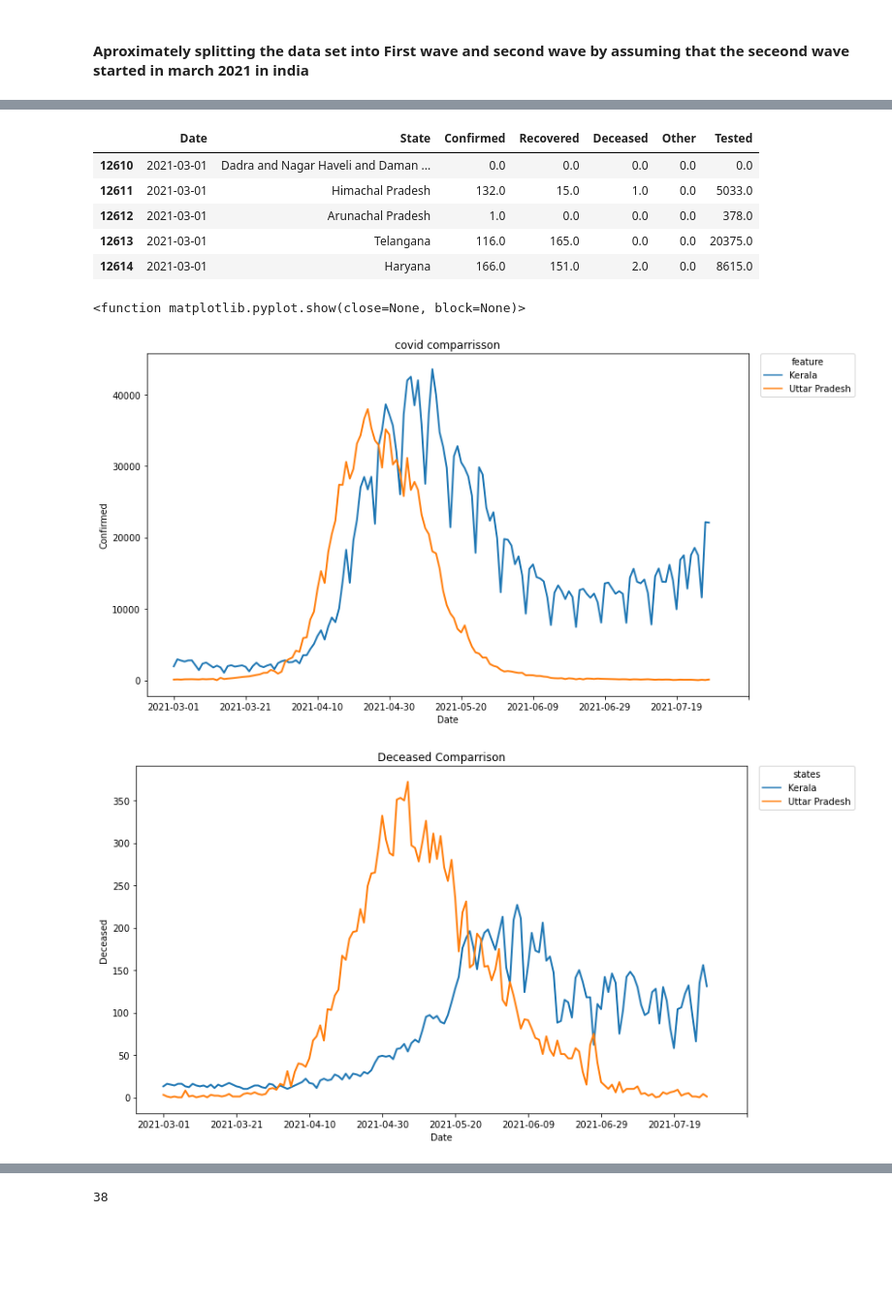
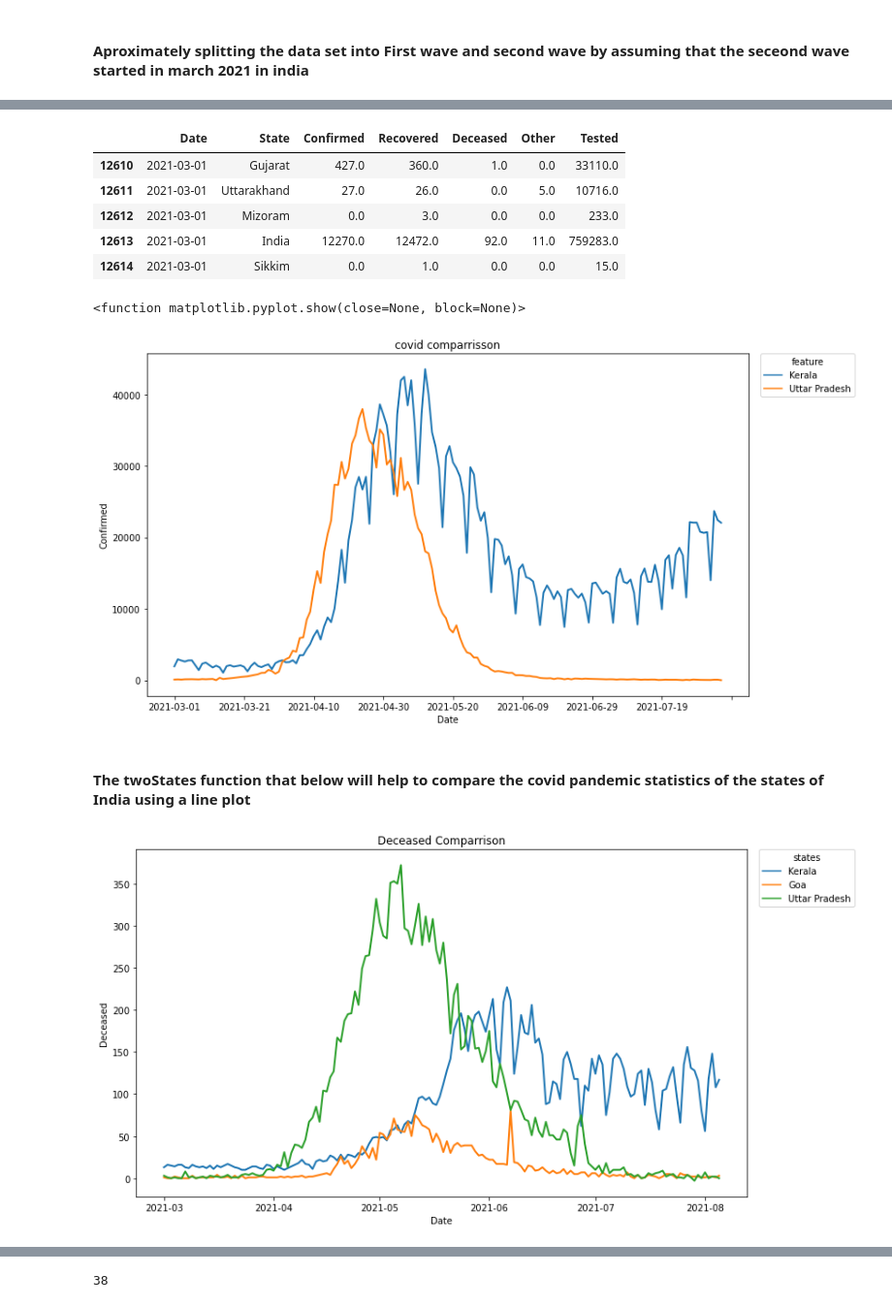
Before and after one commit to theDataQuad/covidWebapp, a Jupyter notebook: covid_Data_EDA.ipynb, the cells around one changed output, grey strips where cells are left out. Shown at 97% size. Saved outputs shown, nothing was run; the diff lists cells and outputs as text; code cells hidden in the pictures; blank space fills up the shorter version.

```diff
--- a/covid_Data_EDA.ipynb
+++ b/covid_Data_EDA.ipynb
@@ -3,8 +3,11 @@ import pandas as pd
 import numpy as np
 import matplotlib.pyplot as plt
 import seaborn as sns
+# %%
+#Api link to the dataset
+url='https://api.covid19india.org/csv/latest/states.csv'
 # %%
-df=pd.read_csv('states18.csv')
+df=pd.read_csv(url)
 df.head()
 # %% [output]
 |  | Date | State | Confirmed | Recovered | Deceased | Other | Tested |
@@ -272,11 +282,11 @@ plt.legend()
 swave.head()
 # %% [output]
 |  | Date | State | Confirmed | Recovered | Deceased | Other | Tested |
-| 12610 | 2021-03-01 | Dadra and Nagar Haveli and Daman ... | 0.0 | 0.0 | 0.0 | 0.0 | 0.0 |
-| 12611 | 2021-03-01 | Himachal Pradesh | 132.0 | 15.0 | 1.0 | 0.0 | 5033.0 |
-| 12612 | 2021-03-01 | Arunachal Pradesh | 1.0 | 0.0 | 0.0 | 0.0 | 378.0 |
-| 12613 | 2021-03-01 | Telangana | 116.0 | 165.0 | 0.0 | 0.0 | 20375.0 |
-| 12614 | 2021-03-01 | Haryana | 166.0 | 151.0 | 2.0 | 0.0 | 8615.0 |
+| 12610 | 2021-03-01 | Gujarat | 427.0 | 360.0 | 1.0 | 0.0 | 33110.0 |
+| 12611 | 2021-03-01 | Uttarakhand | 27.0 | 26.0 | 0.0 | 5.0 | 10716.0 |
+| 12612 | 2021-03-01 | Mizoram | 0.0 | 3.0 | 0.0 | 0.0 | 233.0 |
+| 12613 | 2021-03-01 | India | 12270.0 | 12472.0 | 92.0 | 11.0 | 759283.0 |
+| 12614 | 2021-03-01 | Sikkim | 0.0 | 1.0 | 0.0 | 0.0 | 15.0 |
 # %%
 li=['Kerala','Uttar Pradesh']
 klup=swave[swave.State.isin(li)]
@@ -292,7 +302,9 @@ plt.xticks(np.arange(0, len(x)+15, 20))
 plt.show
 # %% [output]
 <function matplotlib.pyplot.show(close=None, block=None)>
-[figure, old version]
+[figure, new version]
+# %% [markdown]
+#### The twoStates function that below will help to compare the covid pandemic statistics of the states of India using a          line plot
 # %%
 def twoStates(slist,feature):
     df=swave[swave.State.isin(slist)]
@@ -302,10 +314,11 @@ def twoStates(slist,feature):
     sns.lineplot(data=df, x="Date", y=feature, hue="State",linewidth = 2)
     plt.legend( bbox_to_anchor=(1.02, 1),loc='upper left', borderaxespad=0, title='states')
     plt.title(feature+' Comparrison')
-    plt.xticks(np.arange(0, len(x)+15, 20))
+    #plt.xticks(np.arange(0, len(x)+15, 20))
     #ax.set_xticks(np.arange(0, len(x)+1, 5))
     plt.show
 # %%
-twoStates(['Kerala','Uttar Pradesh'],'Deceased')
+#calling the function
+twoStates(['Kerala','Uttar Pradesh','Goa'],'Deceased')
 # %% [output]
-[figure, old version]
+[figure, new version]
```
Also changed, not shown: parts of 41 cells of this notebook.
